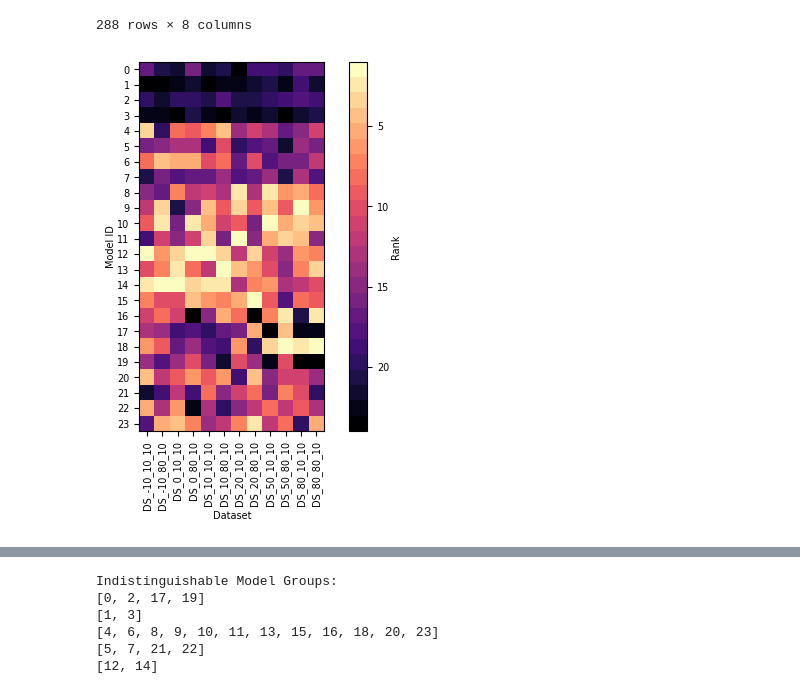
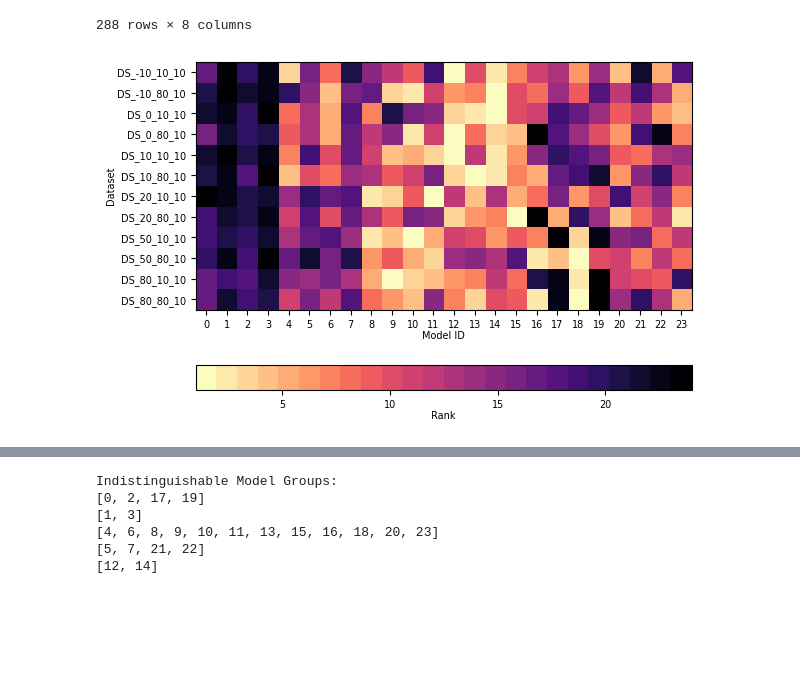
Before and after one commit to Whitesheep18/retinal-ecap-detection, a Jupyter notebook: results/tuning_results.ipynb, the cells around one changed output, grey strips where cells are left out. Cells and saved outputs as stored; diff of their text form; code cells hidden in the pictures; blank space fills up the shorter version.

Commit message:
just changeing some plots here and there

```diff
--- a/results/tuning_results.ipynb
+++ b/results/tuning_results.ipynb
@@ -121,32 +121,33 @@ ranked
 # %%
 performance_data = {}
 
 for idx, grp in ranked.groupby(['Dataset']):
     grp_sorted = grp.sort_values(by=['min_epochs', 'learning_rate', 'dropout', 'l2_penalty', 'init_stride'])
     performance_data[idx[0]] = grp_sorted['Rank'].values
 
+
 performance_data = pd.DataFrame(performance_data) # model id x dataset name
 cmap = plt.cm.get_cmap('magma_r', num_models)    # 11 discrete colors
 
-im = plt.imshow(performance_data, cmap=cmap)
+im = plt.imshow(performance_data.T, cmap=cmap)
 #axis('off')
-cbar = plt.colorbar(label='Rank')
+cbar = plt.colorbar(label='Rank', orientation='horizontal')
 cbar.ax.invert_yaxis()
 
-plt.yticks(range(len(performance_data)), performance_data.index)
-plt.xticks(range(len(performance_data.columns)), performance_data.columns, rotation=90)
-plt.xlabel('Dataset')
-plt.ylabel('Model ID')
+plt.xticks(range(len(performance_data)), performance_data.index)
+plt.yticks(range(len(performance_data.columns)), performance_data.columns)
+plt.ylabel('Dataset')
+plt.xlabel('Model ID')
 plt.show()
 
 # just using last group but it should be the same order for all
 performance_data = pd.concat((performance_data,
                               grp_sorted.reset_index()[['min_epochs', 'learning_rate', 'dropout', 'l2_penalty', 'init_stride']]),
                               axis=1)
 
 performance_data
 # %% [output]
-[figure, old version]
+[figure, new version]
 |  | DS_-10_10_10 | DS_-10_80_10 | DS_0_10_10 | DS_0_80_10 | DS_10_10_10 | DS_10_80_10 | DS_20_10_10 | ... |
 | 0 | 17 | 21 | 22 | 16 | 22 | 21 | 24 | ... |
 | 1 | 24 | 24 | 23 | 22 | 24 | 23 | 23 | ... |
```
